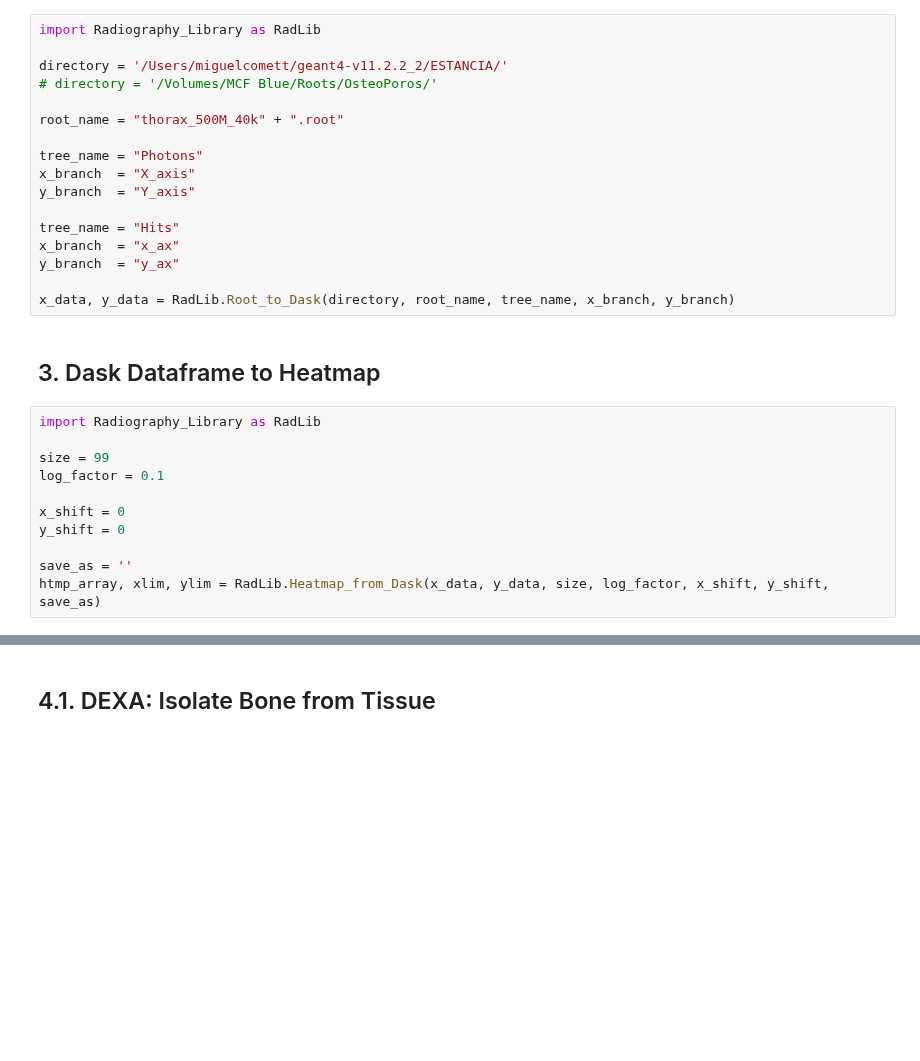
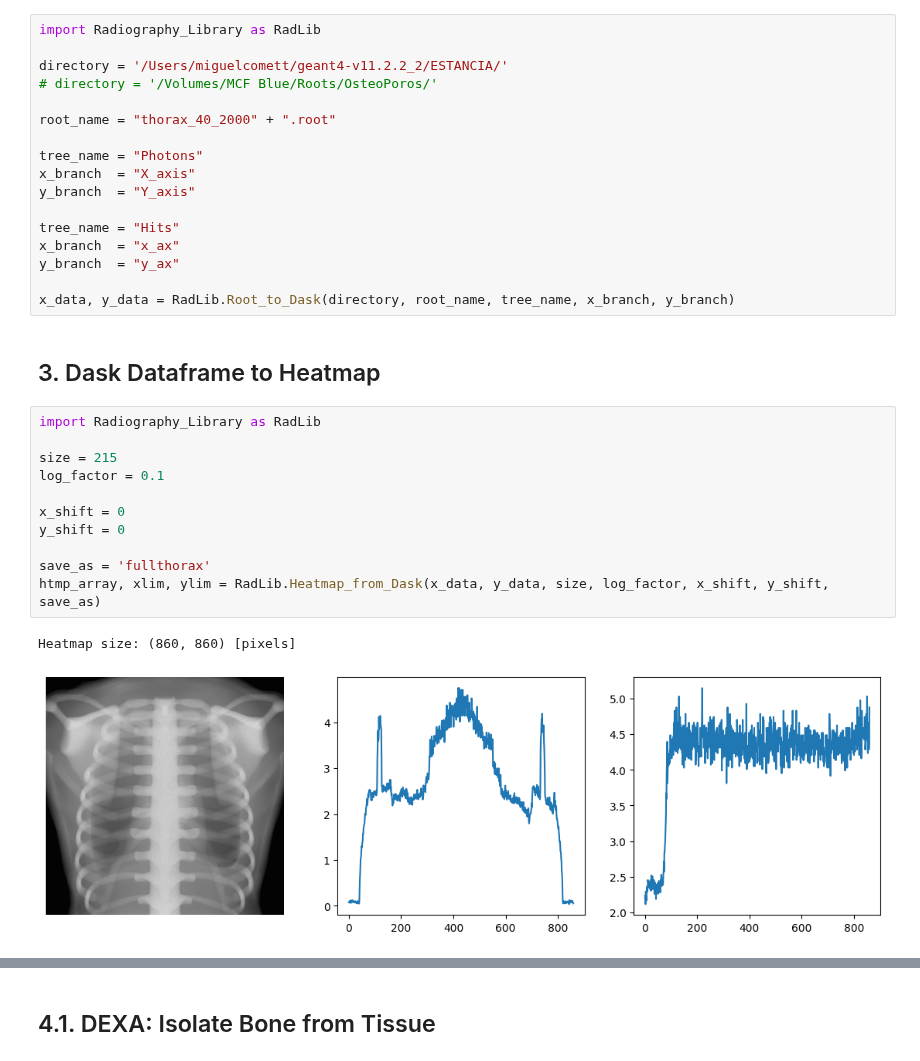
Before and after one commit to miguelcomett/G4_IFI-Team_2024, a Jupyter notebook: MedX_Engine/Radiography_Processing.ipynb, the cells around one changed output, grey strips where cells are left out. Saved outputs shown, nothing was run; the diff lists cells and outputs as text; blank space fills up the shorter version.

```diff
--- a/MedX_Engine/Radiography_Processing.ipynb
+++ b/MedX_Engine/Radiography_Processing.ipynb
@@ -17,7 +19,7 @@ import Radiography_Library as RadLib
 directory = '/Users/miguelcomett/geant4-v11.2.2_2/ESTANCIA/'
 # directory = '/Volumes/MCF Blue/Roots/OsteoPoros/'
 
-root_name = "thorax_500M_40k" + ".root"
+root_name = "thorax_40_2000" + ".root"
 
 tree_name = "Photons"
 x_branch  = "X_axis"
@@ -33,11 +35,14 @@ x_data, y_data = RadLib.Root_to_Dask(directory, root_name, tree_name, x_branch,
 # %%
 import Radiography_Library as RadLib
 
-size = 99
+size = 215
 log_factor = 0.1
 
 x_shift = 0
 y_shift = 0
 
-save_as = ''
+save_as = 'fullthorax'
 htmp_array, xlim, ylim = RadLib.Heatmap_from_Dask(x_data, y_data, size, log_factor, x_shift, y_shift, save_as)
+# %% [output]
+Heatmap size: (860, 860) [pixels]
+[figure, added]
```
Also changed, not shown: parts of 2 cells of this notebook, 5 other files.
